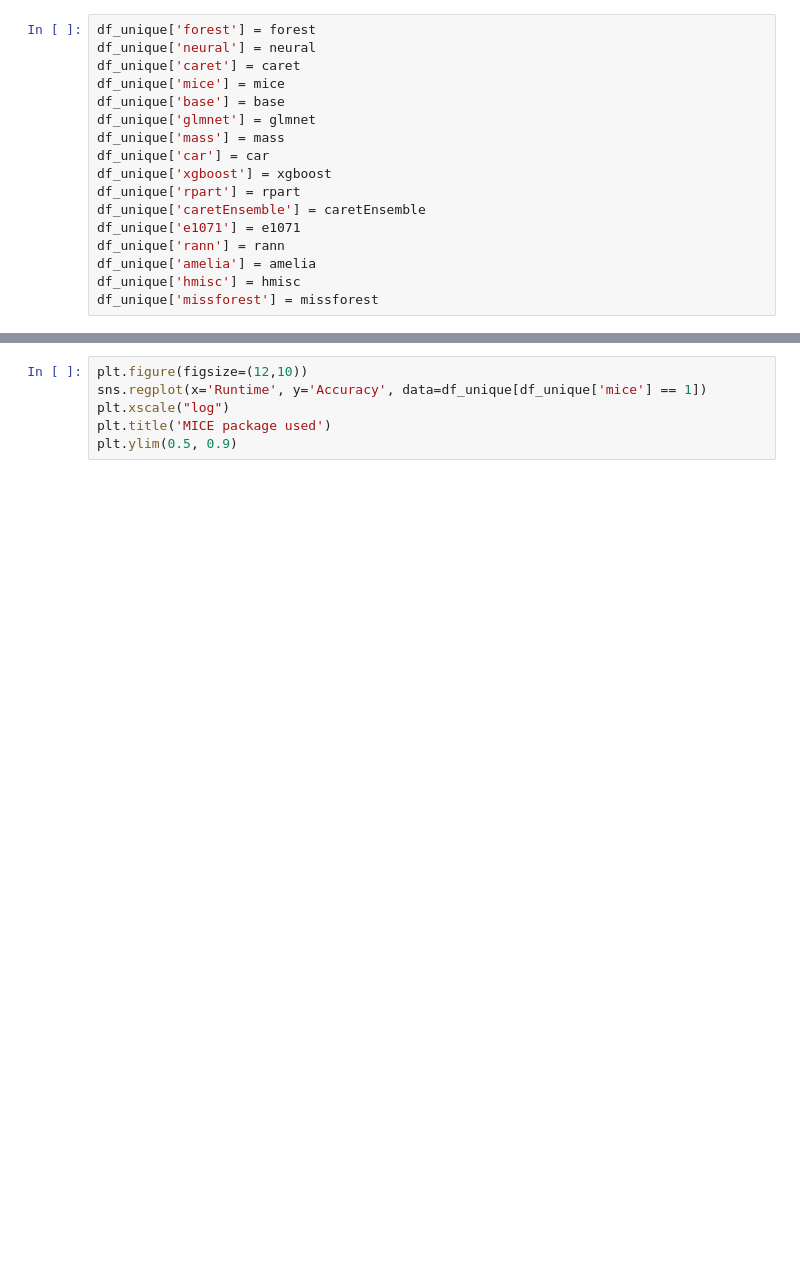
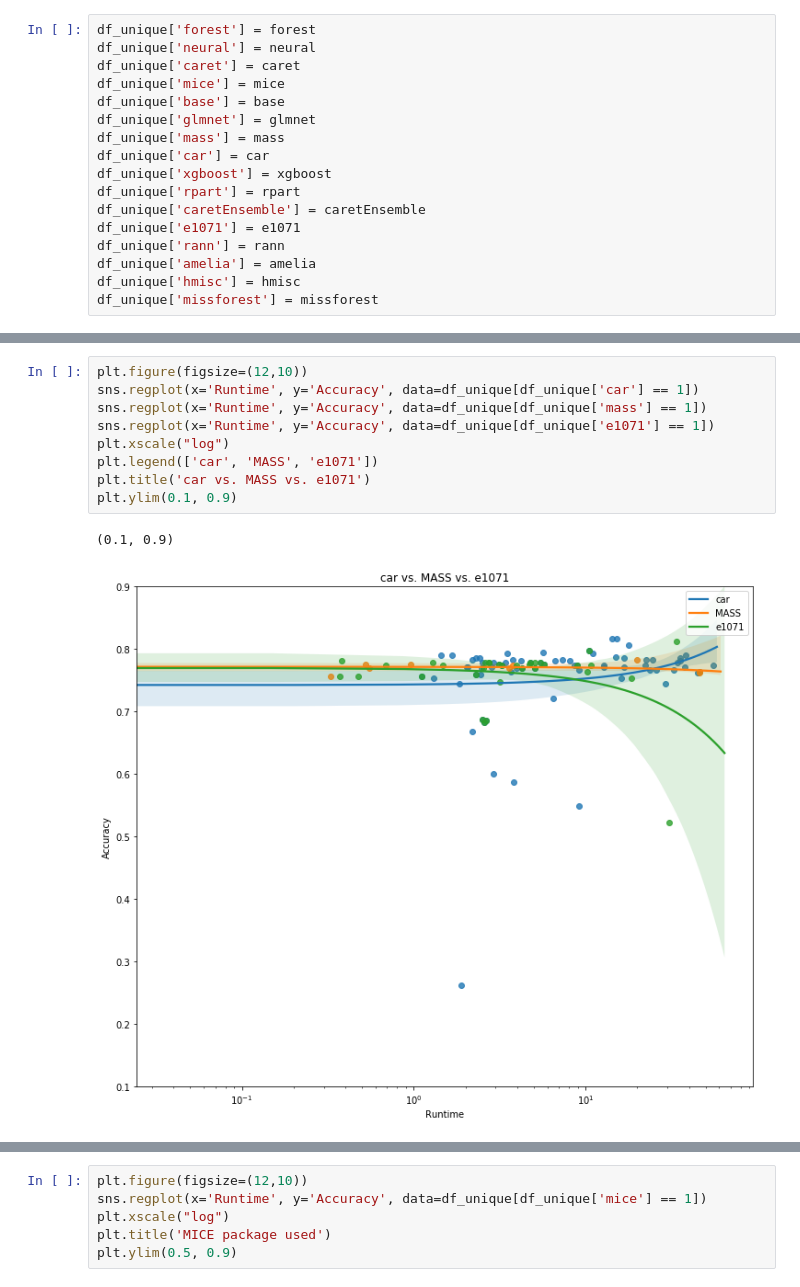
Before and after one commit to PRL-PRG/trustworthy-titanic, a Jupyter notebook: src/process_results.ipynb, the cells around one changed output, grey strips where cells are left out. Drawn from its saved outputs; the diff is of its cells as text; blank space fills up the shorter version.

```diff
--- a/src/process_results.ipynb
+++ b/src/process_results.ipynb
@@ -557,0 +596,12 @@ df_unique['missforest'] = missforest
+# %%
+plt.figure(figsize=(12,10))
+sns.regplot(x='Runtime', y='Accuracy', data=df_unique[df_unique['car'] == 1])
+sns.regplot(x='Runtime', y='Accuracy', data=df_unique[df_unique['mass'] == 1])
+sns.regplot(x='Runtime', y='Accuracy', data=df_unique[df_unique['e1071'] == 1])
+plt.xscale("log")
+plt.legend(['car', 'MASS', 'e1071'])
+plt.title('car vs. MASS vs. e1071')
+plt.ylim(0.1, 0.9)
+# %% [output]
+(0.1, 0.9)
+[figure, added]
```
Also changed, not shown: parts of 14 cells of this notebook, 49 other files.
